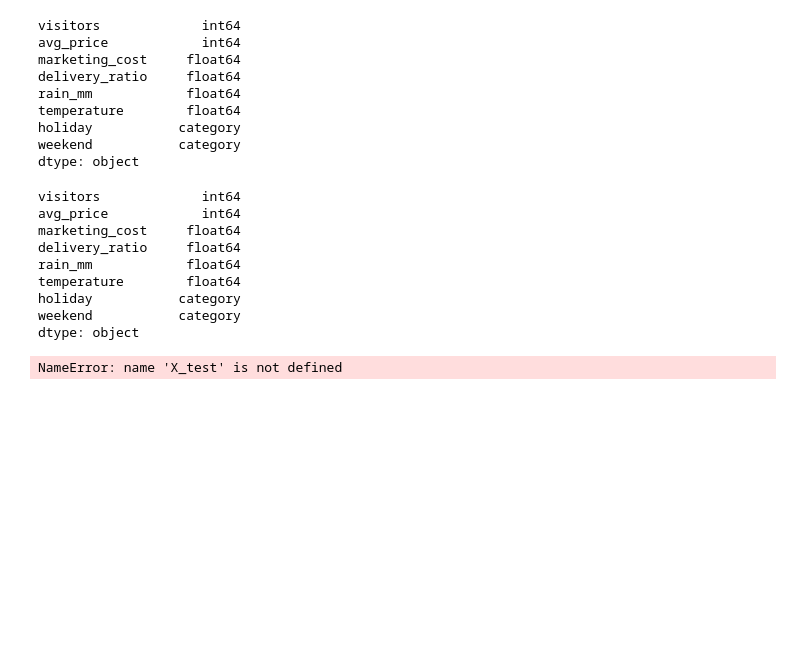
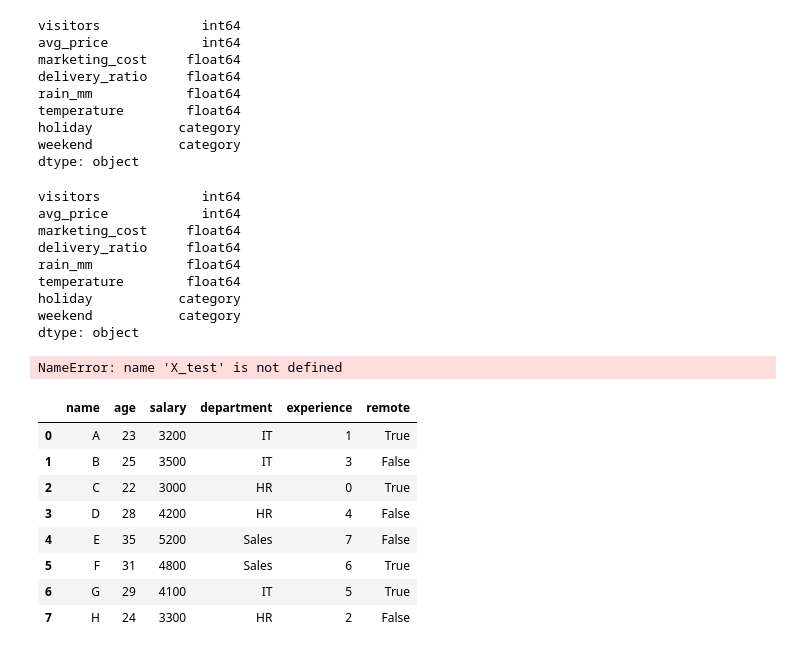
Before and after one commit to GYULLTANGURRI/main, a Jupyter notebook: 12월/2/260209실습/260209_[01].ipynb, the cells around one changed output. Drawn from its saved outputs; the diff is of its cells as text; code cells hidden in the pictures; blank space fills up the shorter version.

```diff
--- a/12월/2/260209실습/260209_[01].ipynb
+++ b/12월/2/260209실습/260209_[01].ipynb
@@ -472,3 +472,34 @@ dtype: object
 X_test.dtypes
 # %% [output]
 NameError: name 'X_test' is not defined
+# %%
+import pandas as pd
+
+# -------------------------
+# 일반 리스트 데이터
+# -------------------------
+data = {
+    "name": ["A", "B", "C", "D", "E", "F", "G", "H"],
+    "age": [23, 25, 22, 28, 35, 31, 29, 24],
+    "salary": [3200, 3500, 3000, 4200, 5200, 4800, 4100, 3300],
+    "department": ["IT", "IT", "HR", "HR", "Sales", "Sales", "IT", "HR"],
+    "experience": [1, 3, 0, 4, 7, 6, 5, 2],
+    "remote": [True, False, True, False, False, True, True, False],
+}
+
+# -------------------------
+# 데이터프레임 생성
+# -------------------------
+df = pd.DataFrame(data)
+
+df
+# %% [output]
+|  | name | age | salary | department | experience | remote |
+| 0 | A | 23 | 3200 | IT | 1 | True |
+| 1 | B | 25 | 3500 | IT | 3 | False |
+| 2 | C | 22 | 3000 | HR | 0 | True |
+| 3 | D | 28 | 4200 | HR | 4 | False |
+| 4 | E | 35 | 5200 | Sales | 7 | False |
+| 5 | F | 31 | 4800 | Sales | 6 | True |
+| 6 | G | 29 | 4100 | IT | 5 | True |
+| 7 | H | 24 | 3300 | HR | 2 | False |
```
Also changed, not shown: parts of 10 cells of this notebook, 6 other files.
